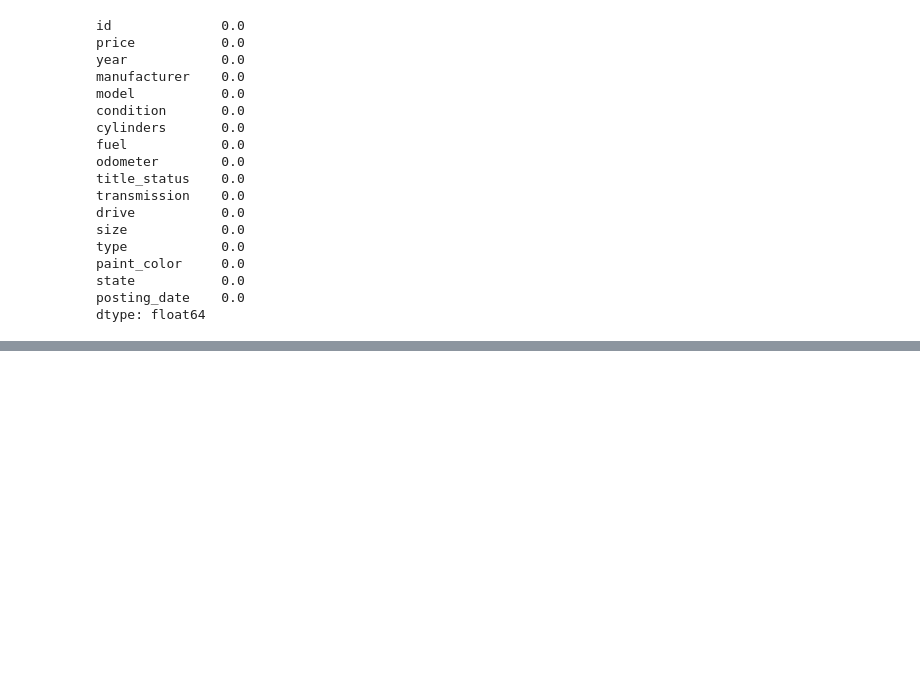
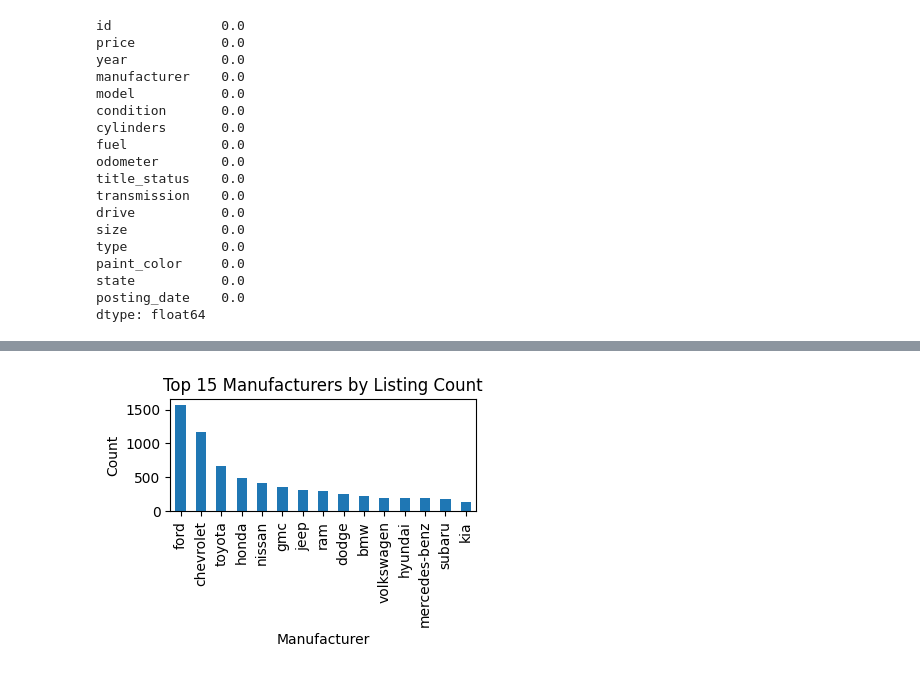
Before and after one commit to minSara02-FromTheStart/Pandas_Daily_Practice, a Jupyter notebook: Practice With JSON/JsonPractice.ipynb, the cells around one changed output, grey strips where cells are left out. Cells and saved outputs as stored; diff of their text form; code cells hidden in the pictures; blank space fills up the shorter version.

```diff
--- a/Practice With JSON/JsonPractice.ipynb
+++ b/Practice With JSON/JsonPractice.ipynb
@@ -70,3 +70,12 @@ paint_color     0.0
 state           0.0
 posting_date    0.0
 dtype: float64
+# %%
+
+categorical_cols = ["manufacturer", "model", "fuel", "transmission", "drive", "state", "type", "paint_color", "title_status"]
+for c in categorical_cols:
+    if c in df.columns:
+        df[c] = df[c].astype("category")
+
+quant_cols = ["price", "year", "odometer"]
+df[categorical_cols + quant_cols].head()
@@ -72,0 +89,4 @@ dtype: float64
+# %%
+brand_counts = df["manufacturer"].value_counts()
+brand_counts_sorted_by_value = brand_counts.sort_values(ascending=False)
+brand_counts_sorted_by_value.head(20)
@@ -72,0 +132,13 @@ dtype: float64
+# %%
+import matplotlib.pyplot as plt
+
+# Plot by values (top 15)
+plt.figure(figsize=(4,3))
+brand_counts_sorted_by_value.head(15).plot(kind="bar")
+plt.title("Top 15 Manufacturers by Listing Count")
+plt.xlabel("Manufacturer")
+plt.ylabel("Count")
+plt.tight_layout()
+plt.show()
+# %% [output]
+[figure, added]
```
Also changed, not shown: parts of 3 cells of this notebook.
